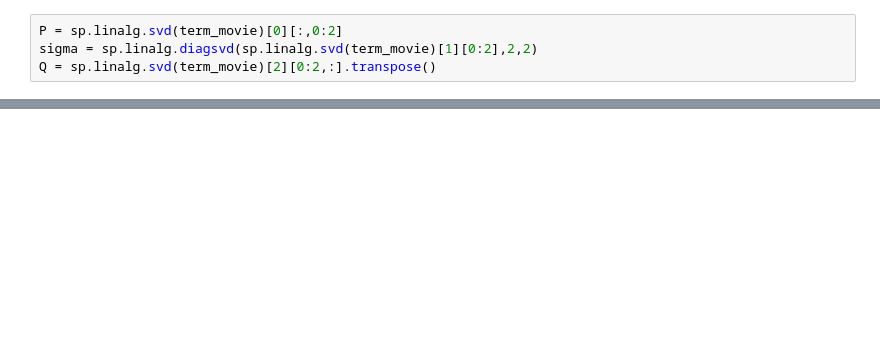
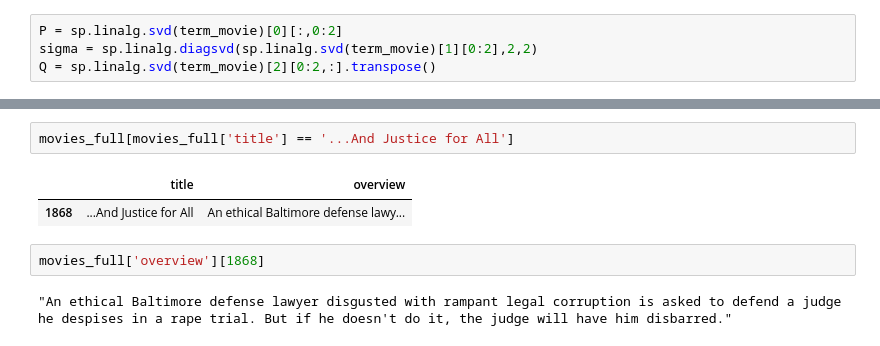
Before and after one commit to shabov/APPM-3650, a Jupyter notebook: LSI_Project2.ipynb, the cells around one changed output, grey strips where cells are left out. Saved outputs shown, nothing was run; the diff lists cells and outputs as text; blank space fills up the shorter version.

```diff
--- a/LSI_Project2.ipynb
+++ b/LSI_Project2.ipynb
@@ -293,0 +507,9 @@ NameError: name 'term_movie' is not defined
+# %%
+movies_full[movies_full['title'] == '...And Justice for All']
+# %% [output]
+|  | title | overview |
+| 1868 | ...And Justice for All | An ethical Baltimore defense lawy... |
+# %%
+movies_full['overview'][1868]
+# %% [output]
+"An ethical Baltimore defense lawyer disgusted with rampant legal corruption is asked to defend a judge he despises in a rape trial. But if he doesn't do it, the judge will have him disbarred."
```
Also changed, not shown: parts of 47 cells of this notebook, 1 other file.
